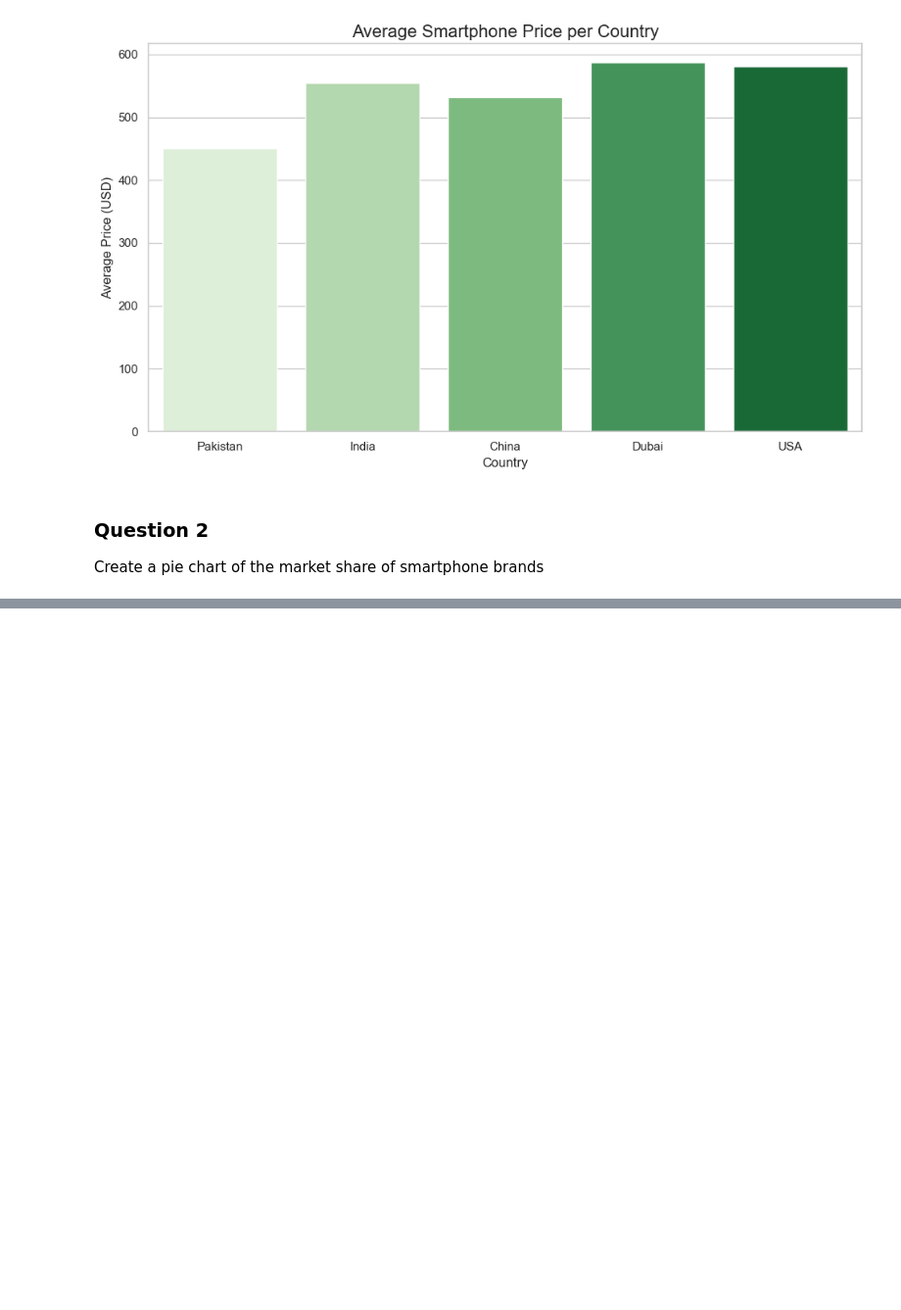
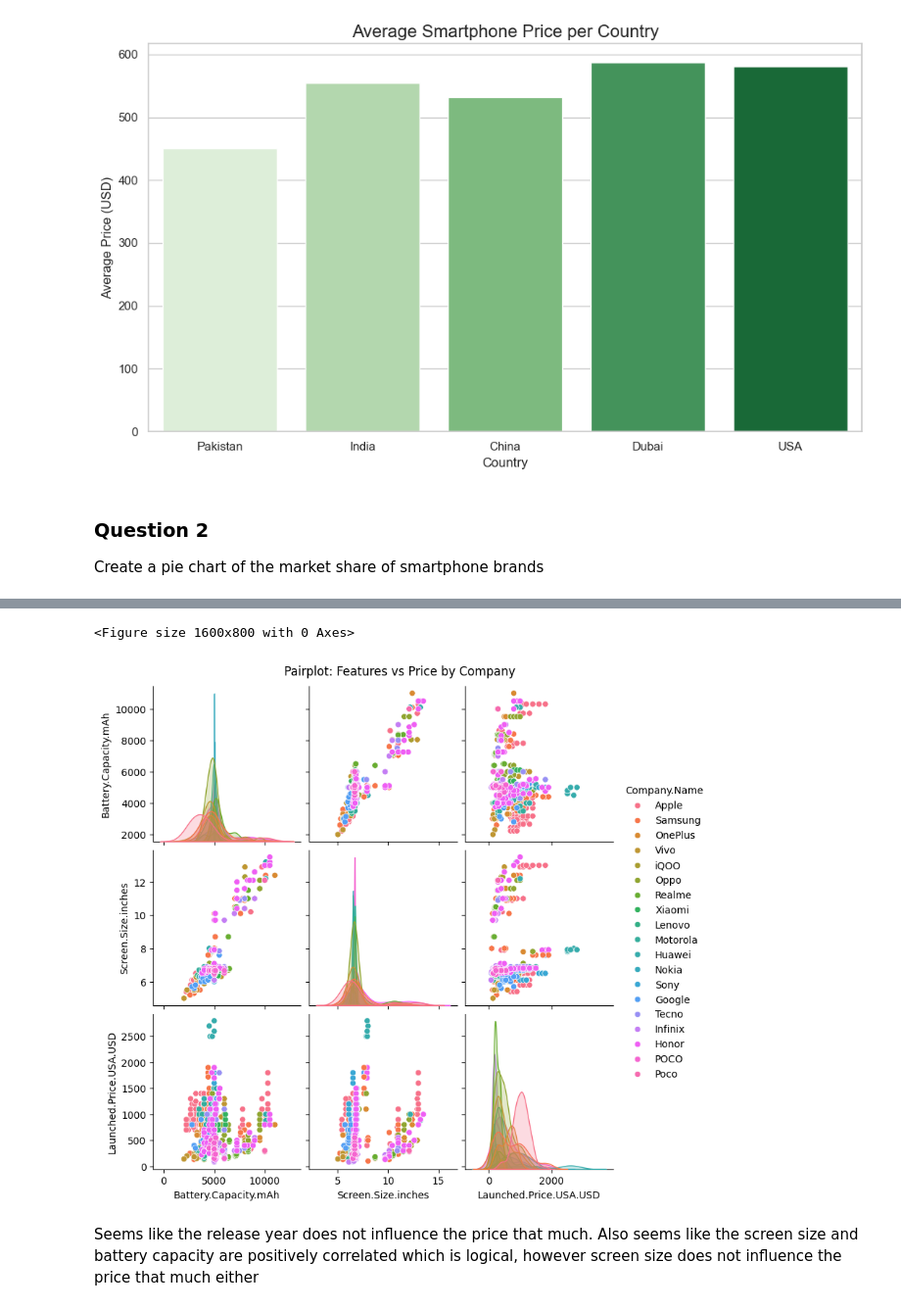
Before and after one commit to Sargis-Hovsepyan/cs343_data_visualization, a Jupyter notebook: homework03/solutions_python.ipynb, the cells around one changed output, grey strips where cells are left out. Shown at 98% size. Cells and saved outputs as stored; diff of their text form; code cells hidden in the pictures; blank space fills up the shorter version.

```diff
--- a/homework03/solutions_python.ipynb
+++ b/homework03/solutions_python.ipynb
@@ -425,0 +443,13 @@ Create a pie chart of the market share of smartphone brands
+# %%
+plt.figure(figsize=(16, 8))
+
+sns.pairplot(df[['Company.Name', 'RAM', 'Battery.Capacity.mAh', 'Screen.Size.inches', 'Launched.Price.USA.USD']], hue='Company.Name')
+
+plt.suptitle('Pairplot: Features vs Price by Company', y=1.02)
+plt.show()
+# %% [output]
+<Figure size 1600x800 with 0 Axes>
+[figure, added]
+# %% [markdown]
+Seems like the release year does not influence the price that much.
+Also seems like the screen size and battery capacity are positively correlated which is logical, however screen size does not influence the price that much either
```
Also changed, not shown: parts of 3 cells of this notebook.
